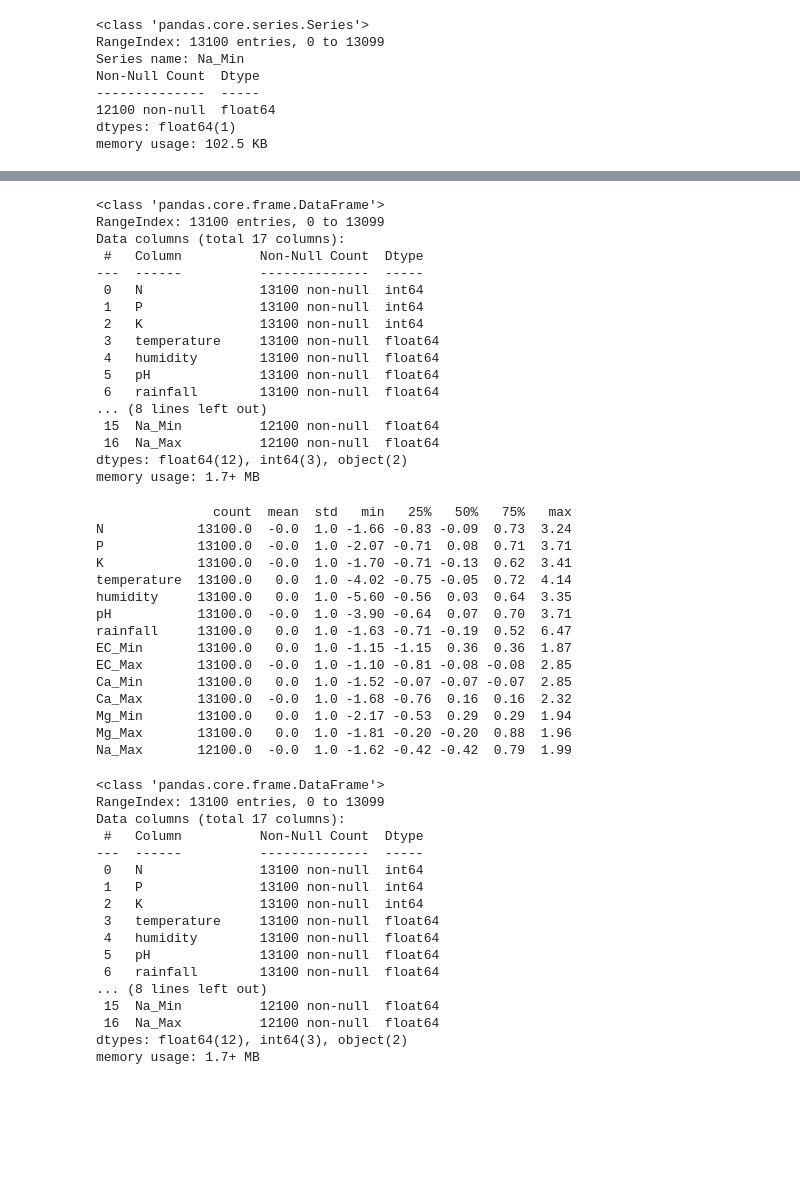
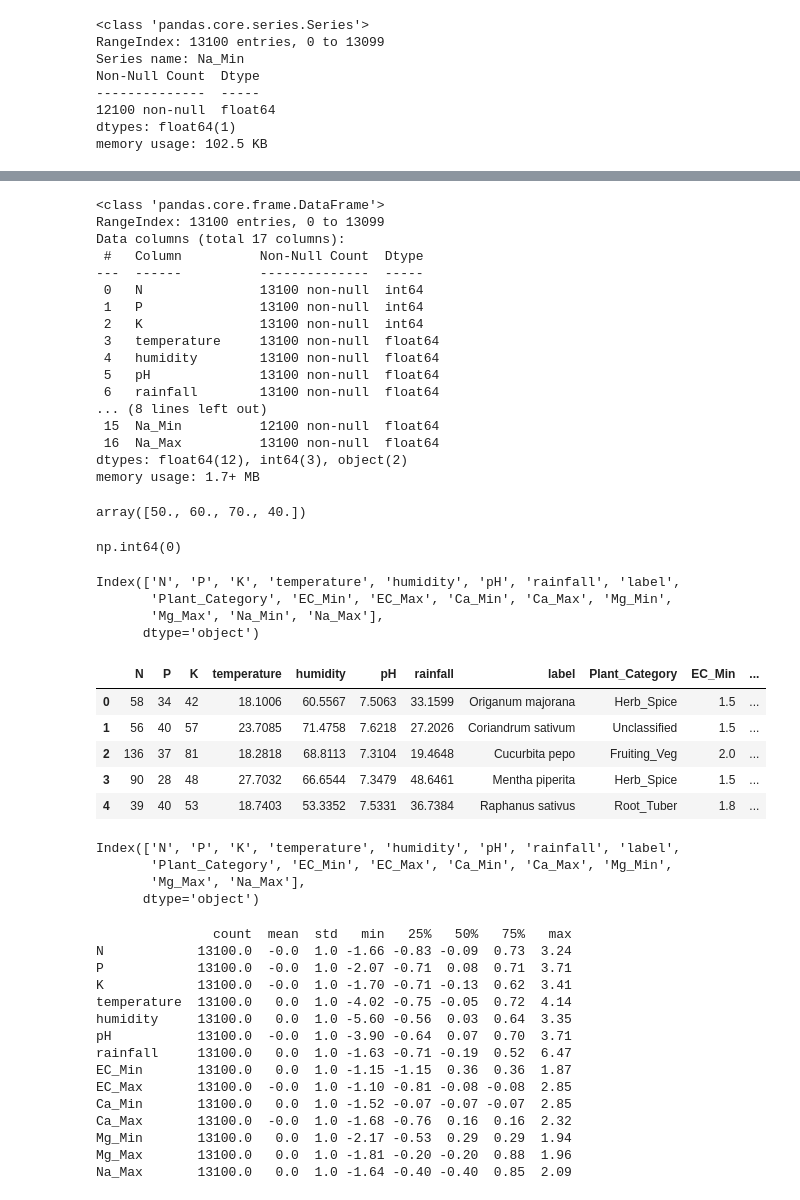
Before and after one commit to MostafaDEShmed/Graduation_Project, a Jupyter notebook: Graduation_Project.ipynb, the cells around one changed output, grey strips where cells are left out. Drawn from its saved outputs; the diff is of its cells as text; code cells hidden in the pictures; blank space fills up the shorter version.

```diff
--- a/Graduation_Project.ipynb
+++ b/Graduation_Project.ipynb
@@ -166,0 +170,4 @@ df_encoded = df.drop(columns=['Na_Min'])
+# %%
+mean_Na = df['Na_Max'].mean()
+# %%
+df['Na_Max'].fillna(mean_Na, inplace=True)
@@ -181,6 +195,30 @@ Data columns (total 17 columns):
  6   rainfall        13100 non-null  float64
 ... (8 lines left out)
  15  Na_Min          12100 non-null  float64
- 16  Na_Max          12100 non-null  float64
+ 16  Na_Max          13100 non-null  float64
 dtypes: float64(12), int64(3), object(2)
 memory usage: 1.7+ MB
+# %%
+df['Na_Max'].unique()
+# %% [output]
+array([50., 60., 70., 40.])
+# %%
+df['Na_Max'].isna().sum()
+# %% [output]
+np.int64(0)
+# %%
+df.columns
+# %% [output]
+Index(['N', 'P', 'K', 'temperature', 'humidity', 'pH', 'rainfall', 'label',
+       'Plant_Category', 'EC_Min', 'EC_Max', 'Ca_Min', 'Ca_Max', 'Mg_Min',
+       'Mg_Max', 'Na_Min', 'Na_Max'],
+      dtype='object')
+# %%
+df.head()
+# %% [output]
+|  | N | P | K | temperature | humidity | pH | rainfall | label | Plant_Category | EC_Min | ... |
+| 0 | 58 | 34 | 42 | 18.1006 | 60.5567 | 7.5063 | 33.1599 | Origanum majorana | Herb_Spice | 1.5 | ... |
+| 1 | 56 | 40 | 57 | 23.7085 | 71.4758 | 7.6218 | 27.2026 | Coriandrum sativum | Unclassified | 1.5 | ... |
+| 2 | 136 | 37 | 81 | 18.2818 | 68.8113 | 7.3104 | 19.4648 | Cucurbita pepo | Fruiting_Veg | 2.0 | ... |
+| 3 | 90 | 28 | 48 | 27.7032 | 66.6544 | 7.3479 | 48.6461 | Mentha piperita | Herb_Spice | 1.5 | ... |
+| 4 | 39 | 40 | 53 | 18.7403 | 53.3352 | 7.5331 | 36.7384 | Raphanus sativus | Root_Tuber | 1.8 | ... |
@@ -187,20 +227,21 @@ memory usage: 1.7+ MB
+# %%
+df.columns
+# %% [output]
+Index(['N', 'P', 'K', 'temperature', 'humidity', 'pH', 'rainfall', 'label',
+       'Plant_Category', 'EC_Min', 'EC_Max', 'Ca_Min', 'Ca_Max', 'Mg_Min',
+       'Mg_Max', 'Na_Max'],
+      dtype='object')
 # %%
 from sklearn.preprocessing import StandardScaler
 
-# 1. تحديد الأعمدة الرقمية التي تحتاج إلى تحجيم
-# (هي جميع الأعمدة ما عدا الأعمدة المرمزة بـ One-Hot Encoded وعمود الهدف)
 numerical_cols = ['N', 'P', 'K', 'temperature', 'humidity', 'pH', 'rainfall',
                   'EC_Min', 'EC_Max', 'Ca_Min', 'Ca_Max', 'Mg_Min', 'Mg_Max', 'Na_Max']
 
-# 2. إنشاء كائن Standard Scaler
 scaler = StandardScaler()
 
-# 3. تطبيق التحجيم (fit_transform) على الأعمدة الرقمية
-# يتم استبدال القيم الأصلية بالقيم القياسية (Standardized values)
-df_encoded[numerical_cols] = scaler.fit_transform(df_encoded[numerical_cols])
+df[numerical_cols] = scaler.fit_transform(df[numerical_cols])
 
-# 4. (اختياري) للتأكد، يمكنك طباعة ملخص إحصائي لترى أن المتوسطات أصبحت قريبة من 0
-print(df_encoded[numerical_cols].describe().round(2).T)
+print(df[numerical_cols].describe().round(2).T)
 # %% [output]
                count  mean  std   min   25%   50%   75%   max
 N            13100.0  -0.0  1.0 -1.66 -0.83 -0.09  0.73  3.24
@@ -216,24 +257,4 @@ Ca_Min       13100.0   0.0  1.0 -1.52 -0.07 -0.07 -0.07  2.85
 Ca_Max       13100.0  -0.0  1.0 -1.68 -0.76  0.16  0.16  2.32
 Mg_Min       13100.0   0.0  1.0 -2.17 -0.53  0.29  0.29  1.94
 Mg_Max       13100.0   0.0  1.0 -1.81 -0.20 -0.20  0.88  1.96
-Na_Max       12100.0  -0.0  1.0 -1.62 -0.42 -0.42  0.79  1.99
+Na_Max       13100.0   0.0  1.0 -1.64 -0.40 -0.40  0.85  2.09
-# %%
-df.info()
-# %% [output]
-<class 'pandas.core.frame.DataFrame'>
-RangeIndex: 13100 entries, 0 to 13099
-Data columns (total 17 columns):
- #   Column          Non-Null Count  Dtype
----  ------          --------------  -----
- 0   N               13100 non-null  int64
- 1   P               13100 non-null  int64
- 2   K               13100 non-null  int64
- 3   temperature     13100 non-null  float64
- 4   humidity        13100 non-null  float64
- 5   pH              13100 non-null  float64
- 6   rainfall        13100 non-null  float64
-... (8 lines left out)
- 15  Na_Min          12100 non-null  float64
- 16  Na_Max          12100 non-null  float64
-dtypes: float64(12), int64(3), object(2)
-memory usage: 1.7+ MB
```
Also changed, not shown: parts of 8 cells of this notebook.
